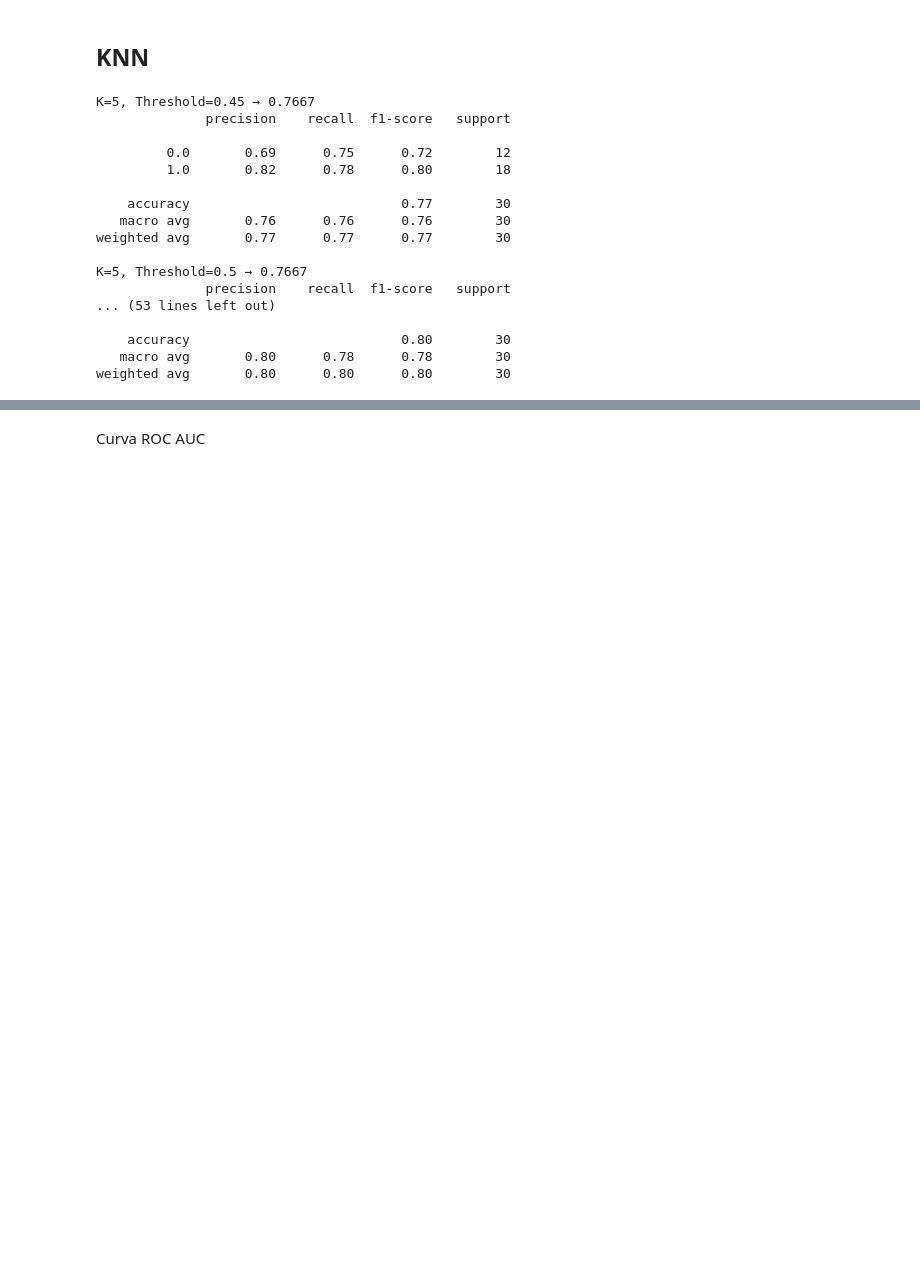
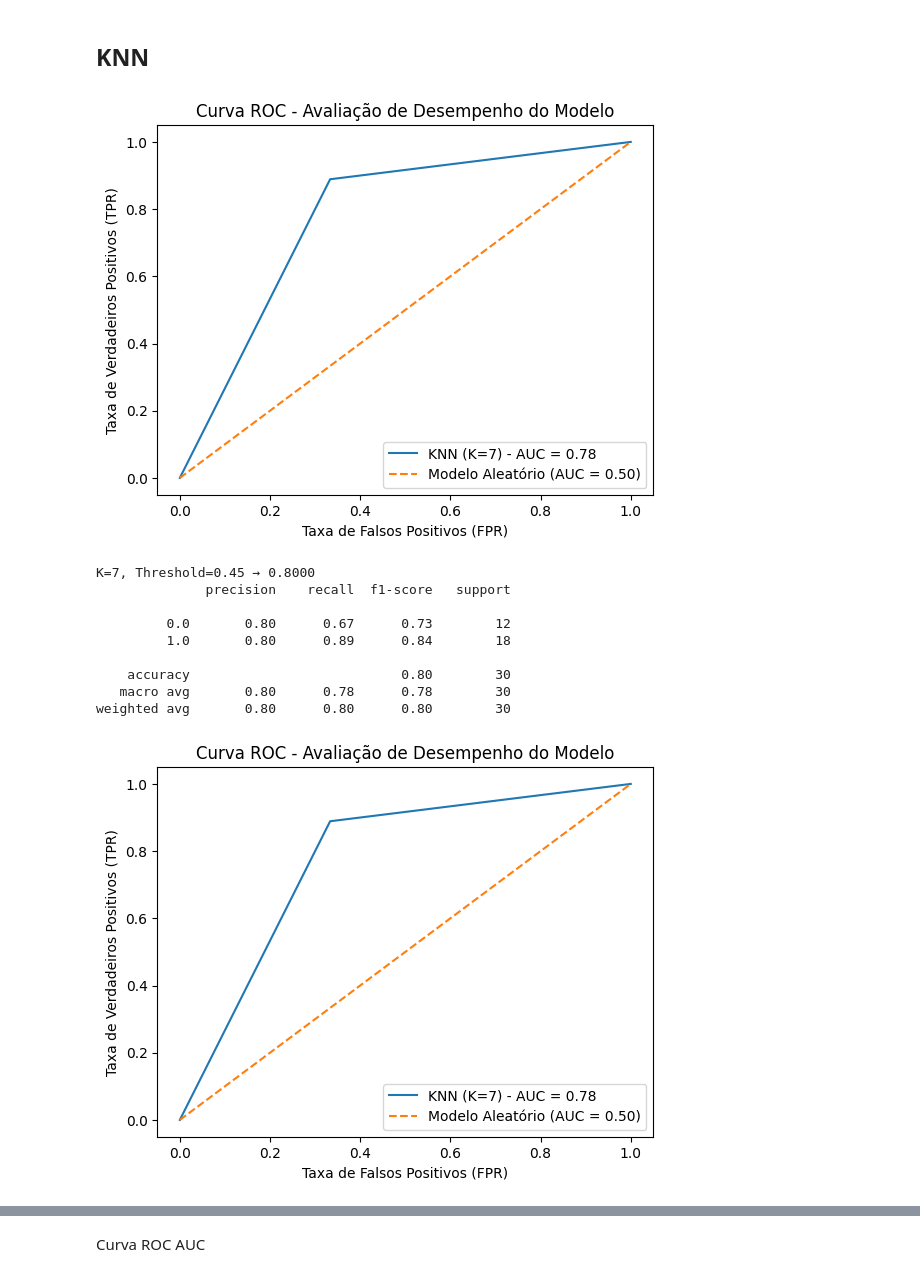
Before and after one commit to naruto112/data_analytics_fase2, a Jupyter notebook: modelagem/criacao_modelo.ipynb, the cells around one changed output, grey strips where cells are left out. Drawn from its saved outputs; the diff is of its cells as text; code cells hidden in the pictures; blank space fills up the shorter version.

Commit message:
adicionado o CURVE ROC AUC e alguns markdown v1

```diff
--- a/modelagem/criacao_modelo.ipynb
+++ b/modelagem/criacao_modelo.ipynb
@@ -378,46 +380,55 @@ roc_auc_score(y_test, y_prob)
 # %%
 from sklearn.pipeline import Pipeline
 from sklearn.preprocessing import StandardScaler
 from sklearn.neighbors import KNeighborsClassifier
 from sklearn.metrics import accuracy_score
 from sklearn.decomposition import PCA
 
 for k in range(1, 21):
 
     model = Pipeline([
         ('scaler', StandardScaler()),
         ('pca', PCA(n_components=3)),
         ('knn', KNeighborsClassifier(
             n_neighbors=k,
             weights='uniform',   # depois testamos 'distance'
             metric='manhattan'
         ))
     ])
 
     model.fit(X_train, y_train)
     probs = model.predict_proba(X_test)[:, 1]
 
     for t in [0.4, 0.45, 0.5, 0.55, 0.6]:
         y_pred = (probs >= t).astype(int)
         acc = accuracy_score(y_test, y_pred)
-        if acc >= 0.75:
+        if acc >= 0.80:
+            fpr, tpr, thresholds = roc_curve(y_test, y_pred)
+            auc = roc_auc_score(y_test, y_pred)
+
+            # Plot
+            plt.figure()
+
+            plt.plot(fpr, tpr, label=f'KNN (K=7) - AUC = {auc:.2f}')
+            plt.plot([0, 1], [0, 1], linestyle='--', label='Modelo Aleatório (AUC = 0.50)')
+
+            plt.xlabel("Taxa de Falsos Positivos (FPR)")
+            plt.ylabel("Taxa de Verdadeiros Positivos (TPR)")
+            plt.title("Curva ROC - Avaliação de Desempenho do Modelo")
+            plt.legend(loc="lower right")
+
+            plt.show()
             print(f"K={k}, Threshold={t} → {acc:.4f}")
             print(classification_report(y_test, y_pred))
 # %% [output]
+[figure, added]
-K=5, Threshold=0.45 → 0.7667
+K=7, Threshold=0.45 → 0.8000
               precision    recall  f1-score   support
 
-         0.0       0.69      0.75      0.72        12
-         1.0       0.82      0.78      0.80        18
-
-    accuracy                           0.77        30
-   macro avg       0.76      0.76      0.76        30
-weighted avg       0.77      0.77      0.77        30
-
-K=5, Threshold=0.5 → 0.7667
-              precision    recall  f1-score   support
-... (53 lines left out)
+         0.0       0.80      0.67      0.73        12
+         1.0       0.80      0.89      0.84        18
 
     accuracy                           0.80        30
    macro avg       0.80      0.78      0.78        30
 weighted avg       0.80      0.80      0.80        30
+[figure, added]
```
Also changed, not shown: parts of 4 cells of this notebook.
